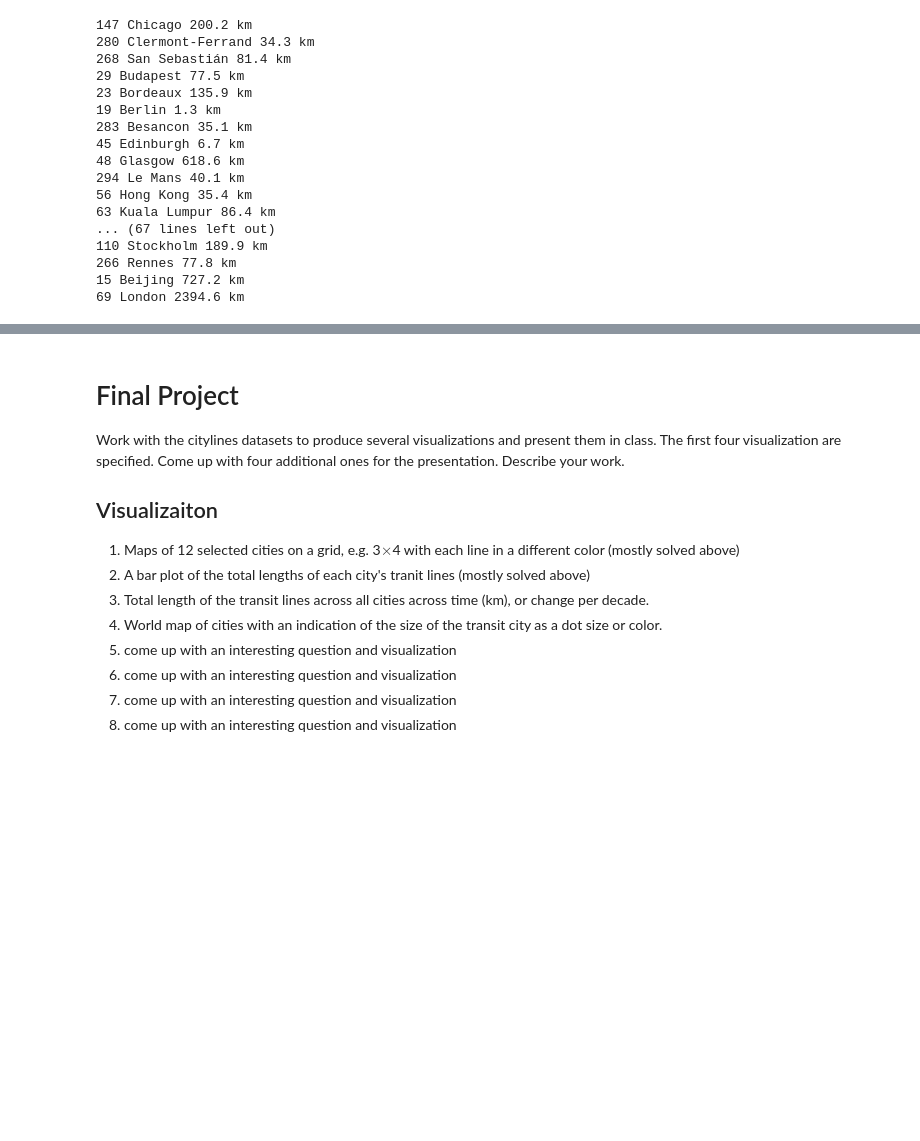
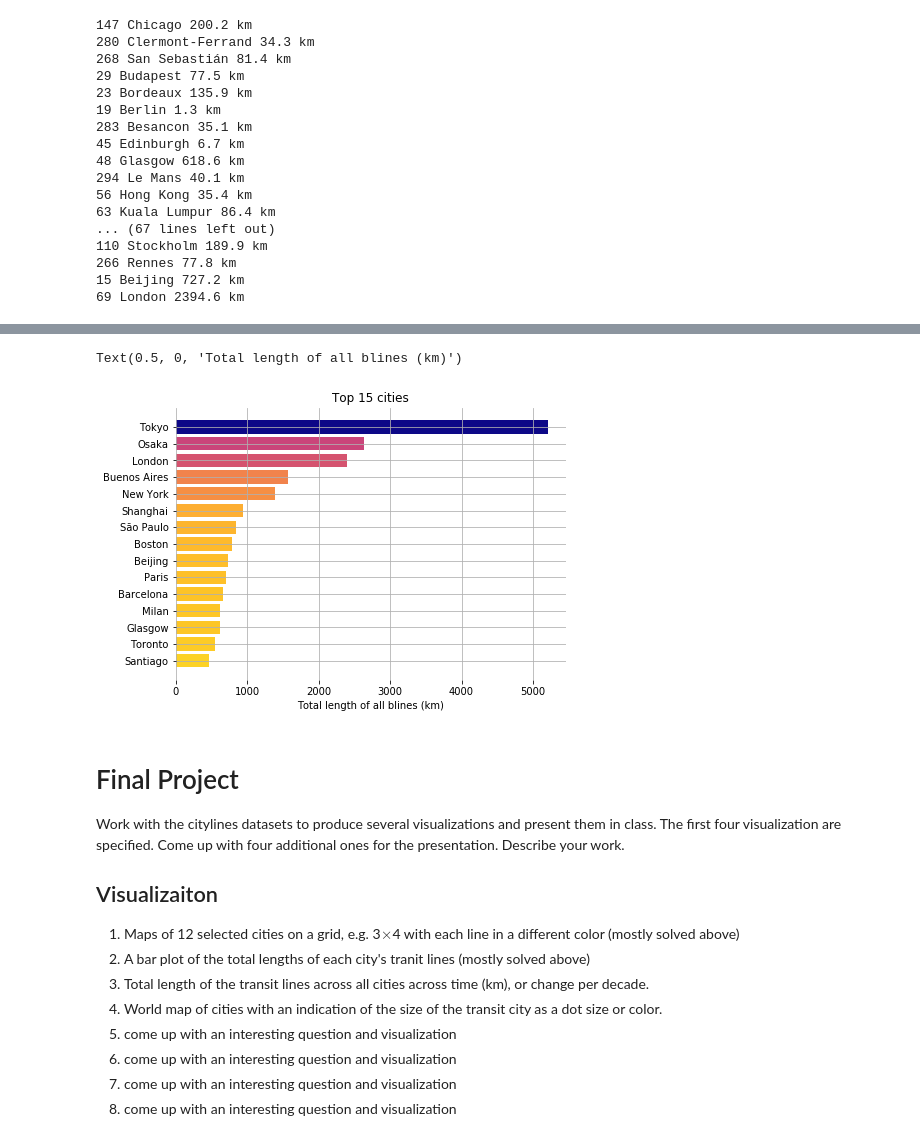
Before and after one commit to msds-5x01/python-programming-for-data-science, a Jupyter notebook: notebooks/CityLines.ipynb, the cells around one changed output, grey strips where cells are left out. Saved outputs shown, nothing was run; the diff lists cells and outputs as text; code cells hidden in the pictures; blank space fills up the shorter version.

```diff
--- a/notebooks/CityLines.ipynb
+++ b/notebooks/CityLines.ipynb
@@ -327,3 +360,21 @@ ax.set_yticklabels(list(systems));
+# %%
+# plot the horizontal barplot of the length of city transport systems
+# custom colors reflecting length
+
+fig, ax = plt.subplots(1, 1, figsize=(7, 5))
+n = 15
+lengths = list(systems.values())[-n:]
+colors = [plt.cm.plasma_r(length/lengths[-1]) for length in lengths]
+ax.barh(np.r_[:n], lengths, color=colors)
+ax.set_yticks(np.r_[:n])
+ax.set_yticklabels(list(systems)[-n:])
+ax.set_title(f'Top {n} cities')
+ax.set(frame_on=False)
+ax.grid(True)
+ax.set_xlabel('Total length of all blines (km)')
+# %% [output]
+Text(0.5, 0, 'Total length of all blines (km)')
+[figure, added]
 # %% [markdown]
 # Final Project
 
```
Also changed, not shown: parts of 3 cells of this notebook.
